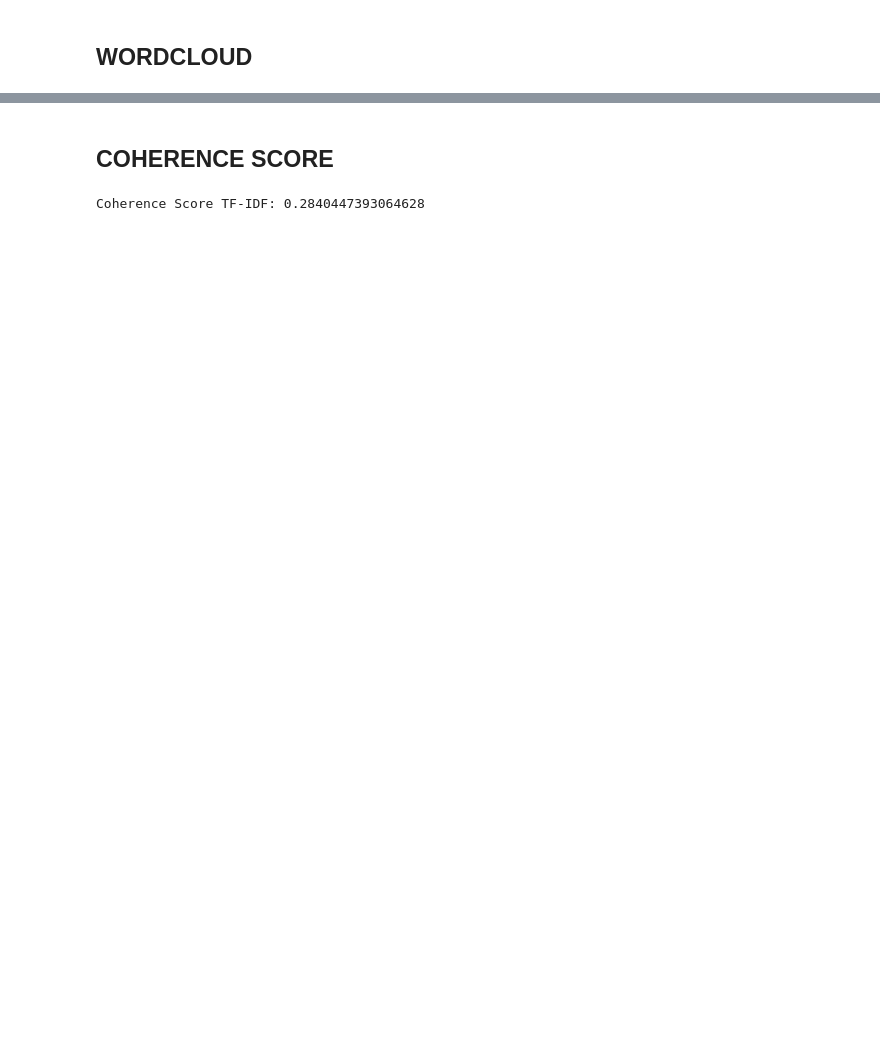
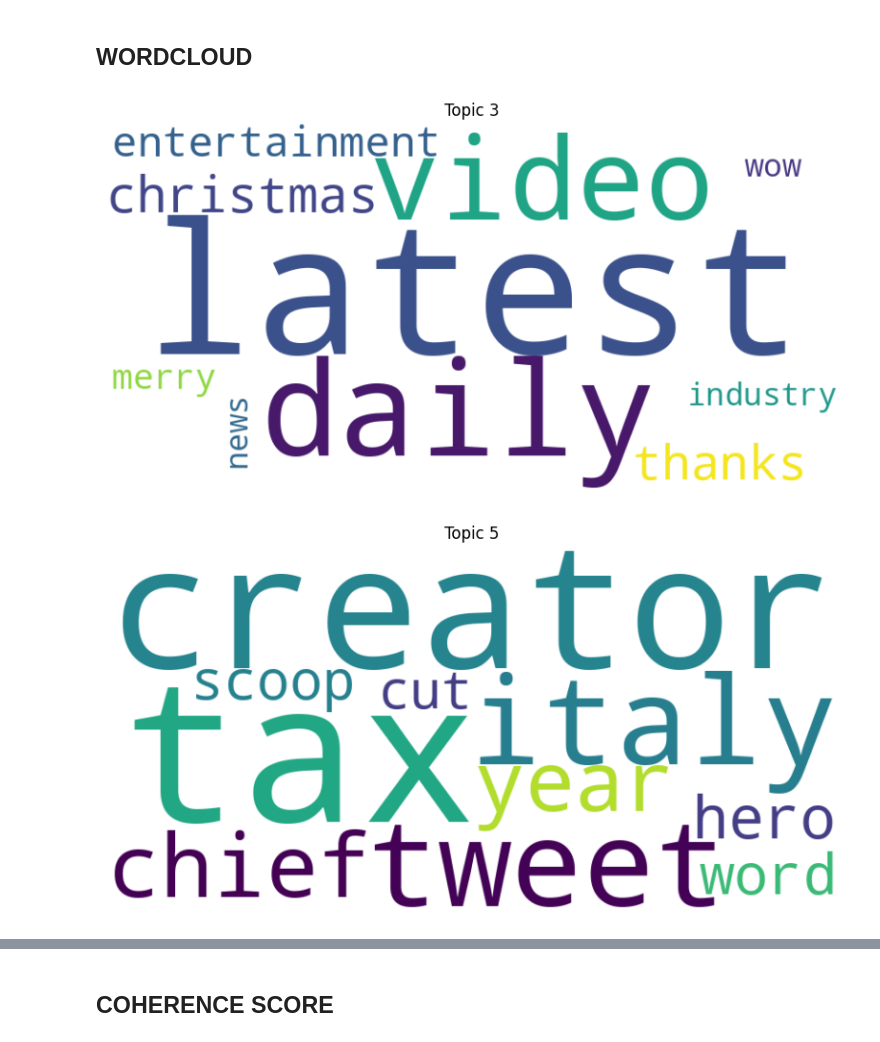
Before and after one commit to michaeltwo/topic_modeling, a Jupyter notebook: Latent Dirichlet Allocation (LDA).ipynb, the cells around one changed output, grey strips where cells are left out. Saved outputs shown, nothing was run; the diff lists cells and outputs as text; code cells hidden in the pictures; blank space fills up the shorter version.

```diff
--- a/Latent Dirichlet Allocation (LDA).ipynb
+++ b/Latent Dirichlet Allocation (LDA).ipynb
@@ -44,3 +30,26 @@ tfidf_corpus = tfidf_model[bow_corpus] # creating a Term Frequence - Inverse Doc
+# %%
+# Step 2: Create Gensim Dictionary and BoW Corpus
+dictionary = corpora.Dictionary(tokenized_texts)
+dictionary.filter_extremes(no_below=5, no_above=0.5)  # Filter out rare and common terms
+bow_corpus = [dictionary.doc2bow(text) for text in tokenized_texts]  # Bag-of-Words corpus
+
+# Ensure text is in a proper format
+df['text'] = df['text'].apply(lambda x: " ".join(x))  # Convert tokenized lists to strings
+tokenized_texts = df['text'].apply(lambda x: x.split()).tolist()  # Tokenize the strings back for Gensim
+
+# Step 2: Create TF-IDF Matrix
+tfidf_vectorizer = TfidfVectorizer(max_df=0.95, min_df=2, stop_words='english')  # Adjust thresholds as needed
+tfidf_matrix = tfidf_vectorizer.fit_transform(df['text'])  # Create TF-IDF matrix
+
+# Step 3: Create Gensim Dictionary and Corpus from TF-IDF
+tfidf_terms = tfidf_vectorizer.get_feature_names_out()  # Get terms from TF-IDF vectorizer
+tfidf_dictionary = corpora.Dictionary([tfidf_terms])  # Create Gensim dictionary from TF-IDF terms
+
+# Convert TF-IDF matrix into Gensim corpus, ensuring alignment with the dictionary
+tfidf_corpus = [
+    [(tfidf_dictionary.token2id[tfidf_terms[idx]], value) for idx, value in zip(row.indices, row.data)]
+    for row in tfidf_matrix
+]
 # %% [markdown]
 ### Training the model
 # %%
@@ -52,9 +59,2 @@ workers = 4  # CPU cores for parallel computing
 # %% [markdown]
 #### Using TF-IDF
-# %%
-# Create LDA model using  TF-IDF corpus
-lda_model_tfidf = LdaMulticore(tfidf_corpus, num_topics=num_topics, id2word=dictionary, passes=passes, chunksize=chunksize, workers=workers)
-
-#Print Topics suggested by LDA model
-for index, topic in lda_model_tfidf.print_topics(-1):
-    print(f"Topic {index}: {topic}")
@@ -71,0 +139,10 @@ Topic 9: 0.010*"meryl" + 0.010*"ben" + 0.010*"movement" + 0.010*"streep" + 0.008
+# %%
+lda_tfidf_model = LdaModel(corpus=tfidf_corpus, num_topics=11, id2word=tfidf_dictionary, passes=passes, random_state=42)
+
+# Step 5: Display Topics
+def display_topics(model, id2word, num_words):
+    for idx, topic in model.show_topics(num_topics=num_topics, num_words=num_words, formatted=False):
+        print(f"Topic {idx}: {', '.join([word for word, _ in topic])}")
+
+print("\nLDA Topics with TF-IDF:")
+display_topics(lda_tfidf_model, tfidf_dictionary, num_words=10)
@@ -74,15 +164,18 @@ Topic 9: 0.010*"meryl" + 0.010*"ben" + 0.010*"movement" + 0.010*"streep" + 0.008
 # %%
 
 import matplotlib.pyplot as plt
 
 # Generate word clouds for each topic
-for i, topic in lda_model_tfidf.show_topics(formatted=False, num_words=10):
+for i, topic in lda_tfidf_model.show_topics(formatted=False, num_words=10):
     words = dict(topic)
     wordcloud = WordCloud(width=800, height=400, background_color='white').generate_from_frequencies(words)
 
     # Plot the wordcloud
     plt.figure(figsize=(10, 5))
     plt.imshow(wordcloud, interpolation='bilinear')
     plt.title(f'Topic {i}')
     plt.axis('off')
     plt.show()
+# %% [output]
+[figure, added]
+[figure, added]
@@ -89,14 +190,2 @@ for i, topic in lda_model_tfidf.show_topics(formatted=False, num_words=10):
 # %% [markdown]
 ## COHERENCE SCORE
-# %%
-from gensim.models import CoherenceModel
-
-tokenized_texts = df['text'].tolist()
-
-coherence_model_lda = CoherenceModel(model=lda_model_tfidf, texts=tokenized_texts, dictionary=dictionary, coherence='c_v')
-coherence_score = coherence_model_lda.get_coherence()
-
-print(f"Coherence Score TF-IDF: {coherence_score}")
-# Coherence Score TF-IDF: 0.322277672481177 -> lemmatizaion no n grams
-# %% [output]
-Coherence Score TF-IDF: 0.2840447393064628
```
Also changed, not shown: parts of 25 cells of this notebook, 2 other files.
